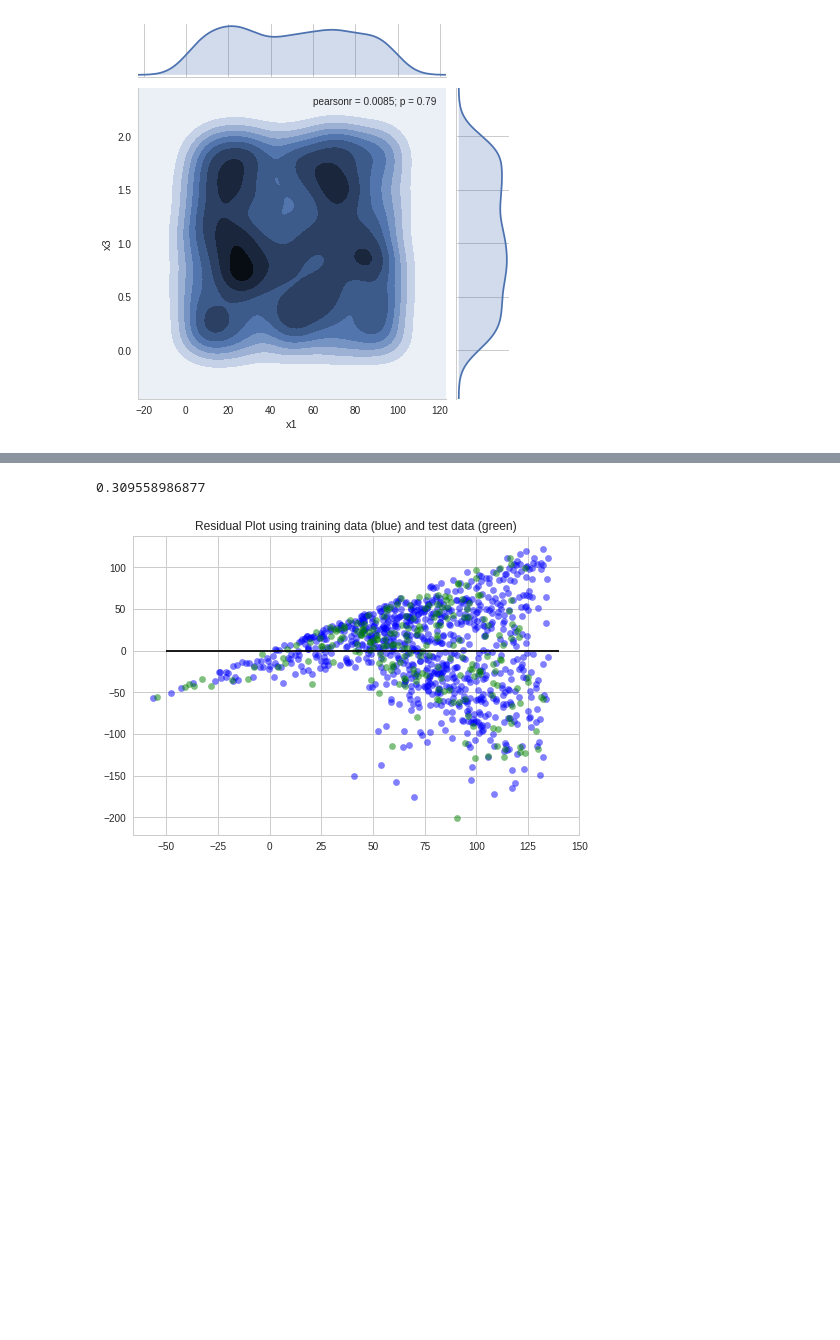
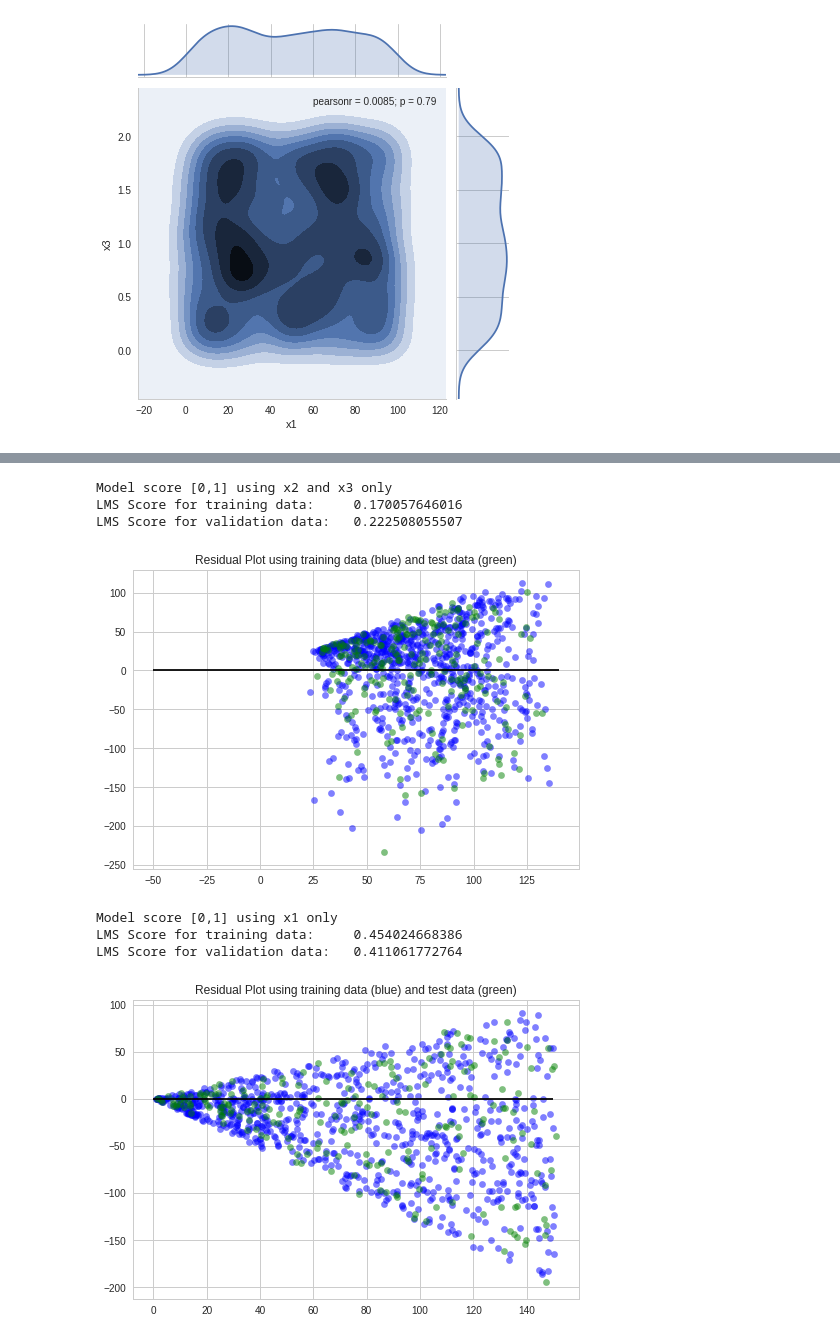
Before and after one commit to perthi/deep-learning, a Jupyter notebook: may.12th.ipynb, the cells around one changed output, grey strips where cells are left out. Drawn from its saved outputs; the diff is of its cells as text; code cells hidden in the pictures; blank space fills up the shorter version.

```diff
--- a/may.12th.ipynb
+++ b/may.12th.ipynb
@@ -157,12 +201,40 @@ plt.show()
 [figure]
 # %%
 lm.fit(x2x3_train,y_train)
-print ( lm.score(x2x3_train, y_train) )
+print ("Model score [0,1] using x2 and x3 only")
+print ("LMS Score for training data:\t", lm.score(x2x3_train, y_train  ))
+print ("LMS Score for validation data:\t", lm.score(x2x3_val, y_val ))
+
 plt.scatter(lm.predict(x2x3_train), lm.predict(x2x3_train) - y_train, c='b', s=40, alpha=0.5)
 plt.scatter(lm.predict(x2x3_val), lm.predict(x2x3_val) - y_val, c='g', s=40, alpha=0.5)
 plt.hlines(y=0, xmin=-50, xmax=140)
 plt.title('Residual Plot using training data (blue) and test data (green)')
 plt.show()
 # %% [output]
-0.309558986877
+Model score [0,1] using x2 and x3 only
+LMS Score for training data:     0.170057646016
+LMS Score for validation data:   0.222508055507
-[figure, old version]
+[figure, new version]
+# %%
+lm.fit(x1_train.values.reshape(-1,1),y_train.values.reshape(-1,1)  )
+print ("Model score [0,1] using x1 only")
+print ("LMS Score for training data:\t", lm.score(x1_train.values.reshape(-1,1), y_train.values.reshape(-1,1)     ))
+print ("LMS Score for validation data:\t", lm.score(x1_val.values.reshape(-1,1), y_val.values.reshape(-1,1)     ))
+
+x1_train_diff = x1_train.values.reshape(-1,1) - y_train.values.reshape(-1,1)
+x1_val_diff = x1_val.values.reshape(-1,1) - y_val.values.reshape(-1,1)
+
+# x1_train.values.reshape(-1,1)) - y_train.values.reshape(-1,1)
+
+plt.scatter(lm.predict(x1_train.values.reshape(-1,1)), x1_train_diff , c='b', s=40, alpha=0.5)
+plt.scatter(lm.predict(x1_val.values.reshape(-1,1) ), x1_val_diff , c='g', s=40, alpha=0.5)
+plt.hlines(y=0, xmin=0, xmax=150)
+plt.title('Residual Plot using training data (blue) and test data (green)')
+plt.show()
+
+#todo plot med y logaritmisk !!
+# %% [output]
+Model score [0,1] using x1 only
+LMS Score for training data:     0.454024668386
+LMS Score for validation data:   0.411061772764
+[figure, added]
```
Also changed, not shown: parts of 21 cells of this notebook.
